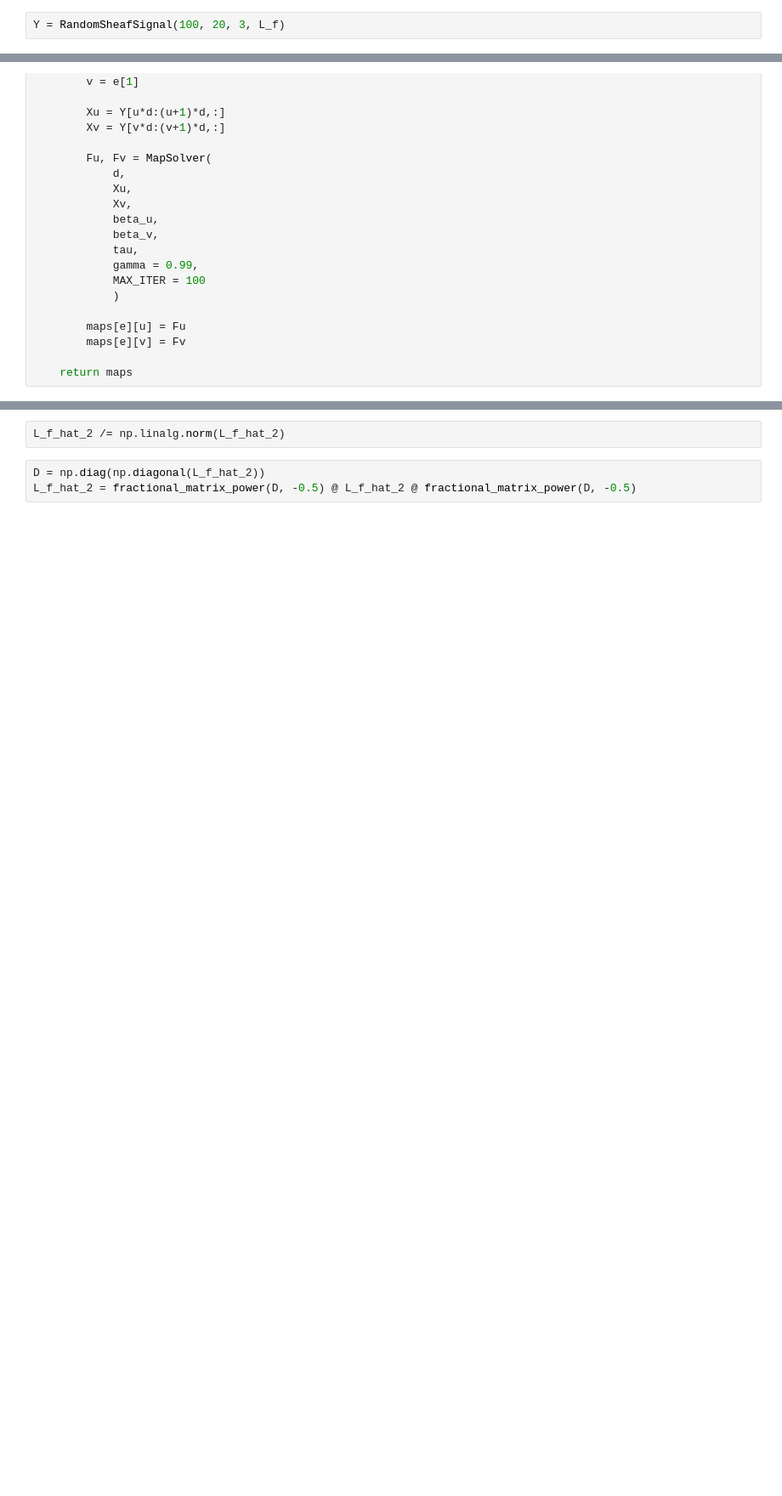
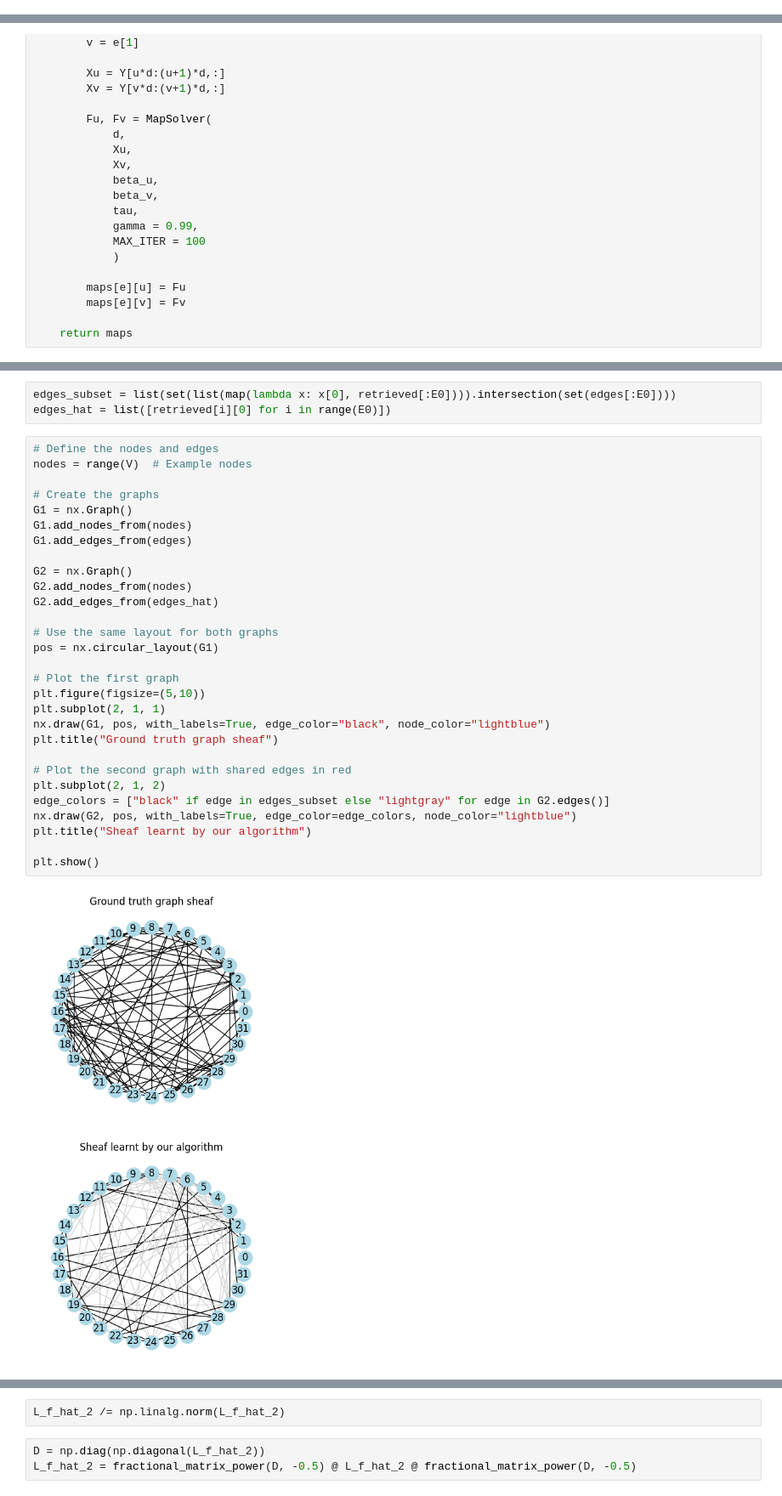
Before and after one commit to LeoDiNino97/LearningOnGraphCellularSheaves, a Jupyter notebook: SCA.ipynb, the cells around one changed output, grey strips where cells are left out. Shown at 85% size. Drawn from its saved outputs; the diff is of its cells as text; blank space fills up the shorter version.

```diff
--- a/SCA.ipynb
+++ b/SCA.ipynb
@@ -68,3 +470 @@ def RandomSheafSignal(N, V, d, L_f):
     return Y
-# %%
-Y = RandomSheafSignal(100, 20, 3, L_f)
@@ -291,0 +774,34 @@ print("Optimal L:", L.value)
+# %%
+edges_subset = list(set(list(map(lambda x: x[0], retrieved[:E0]))).intersection(set(edges[:E0])))
+edges_hat = list([retrieved[i][0] for i in range(E0)])
+# %%
+# Define the nodes and edges
+nodes = range(V)  # Example nodes
+
+# Create the graphs
+G1 = nx.Graph()
+G1.add_nodes_from(nodes)
+G1.add_edges_from(edges)
+
+G2 = nx.Graph()
+G2.add_nodes_from(nodes)
+G2.add_edges_from(edges_hat)
+
+# Use the same layout for both graphs
+pos = nx.circular_layout(G1)
+
+# Plot the first graph
+plt.figure(figsize=(5,10))
+plt.subplot(2, 1, 1)
+nx.draw(G1, pos, with_labels=True, edge_color="black", node_color="lightblue")
+plt.title("Ground truth graph sheaf")
+
+# Plot the second graph with shared edges in red
+plt.subplot(2, 1, 2)
+edge_colors = ["black" if edge in edges_subset else "lightgray" for edge in G2.edges()]
+nx.draw(G2, pos, with_labels=True, edge_color=edge_colors, node_color="lightblue")
+plt.title("Sheaf learnt by our algorithm")
+
+plt.show()
+# %% [output]
+[figure, added]
```
Also changed, not shown: parts of 35 cells of this notebook, 13 other files.
